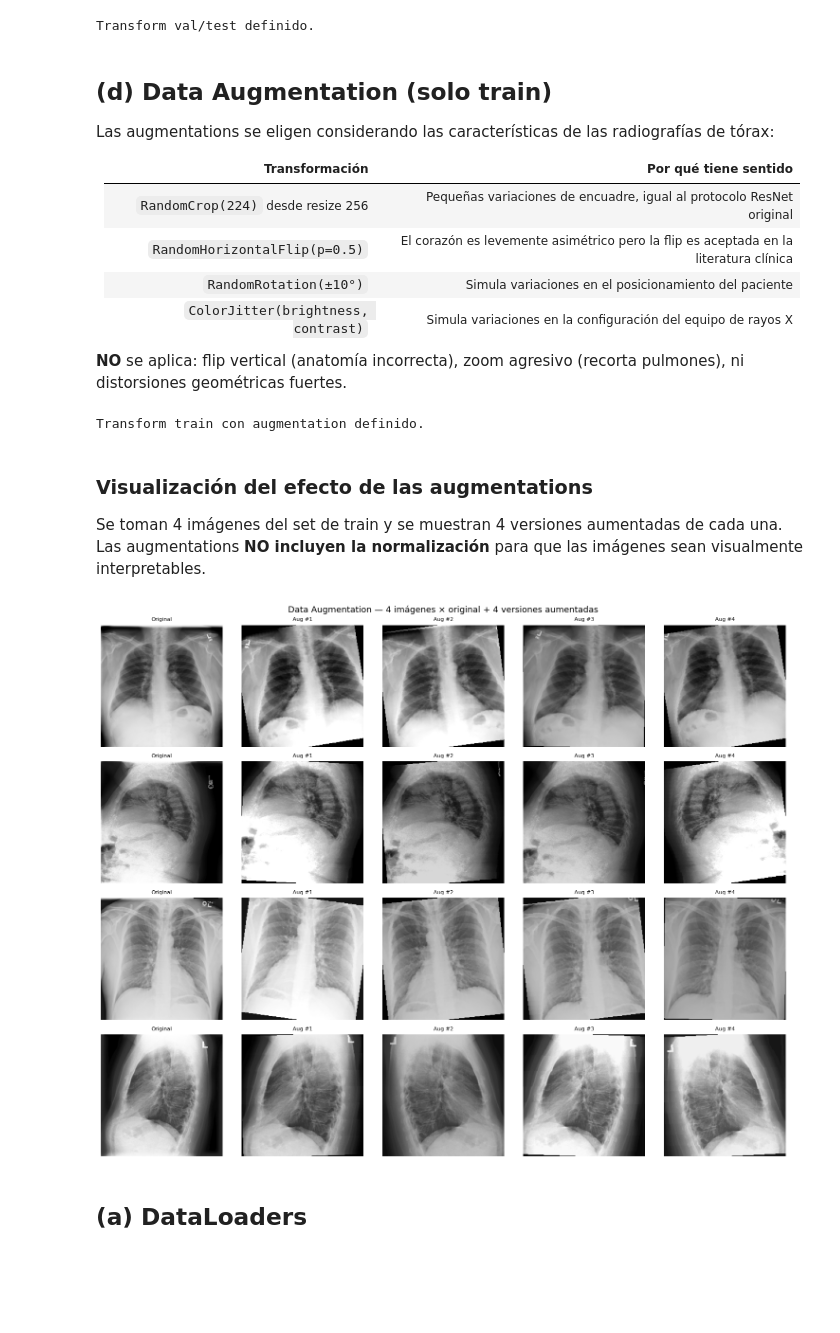
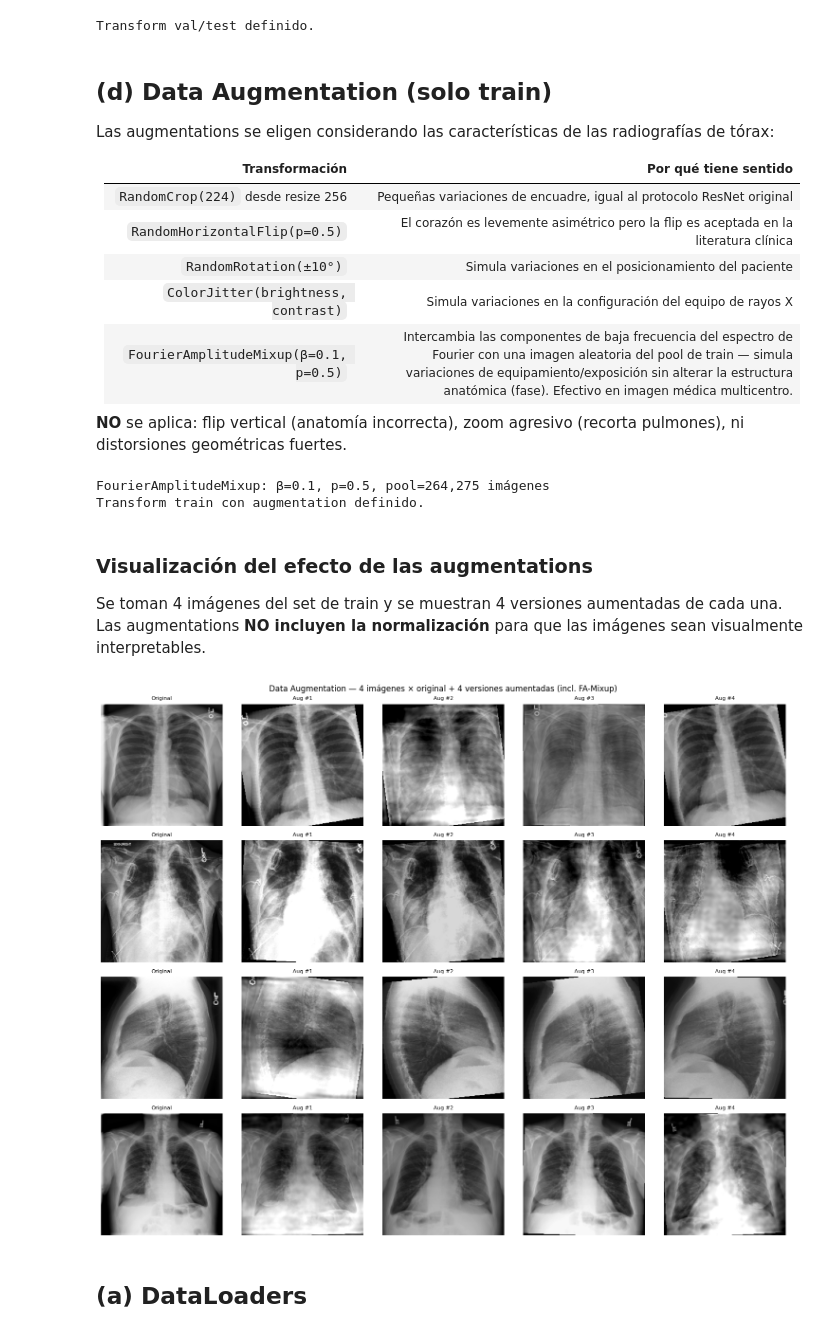
Before and after one commit to cuellojoaquinn/ThoraxNet, a Jupyter notebook: dev/01_dataset_preparation.ipynb, the cells around one changed output. Drawn from its saved outputs; the diff is of its cells as text; code cells hidden in the pictures; blank space fills up the shorter version.

```diff
--- a/dev/01_dataset_preparation.ipynb
+++ b/dev/01_dataset_preparation.ipynb
@@ -126,21 +393,90 @@ Las augmentations se eligen considerando las características de las radiografí
 | `RandomHorizontalFlip(p=0.5)` | El corazón es levemente asimétrico pero la flip es aceptada en la literatura clínica |
 | `RandomRotation(±10°)` | Simula variaciones en el posicionamiento del paciente |
 | `ColorJitter(brightness, contrast)` | Simula variaciones en la configuración del equipo de rayos X |
+| `FourierAmplitudeMixup(β=0.1, p=0.5)` | Intercambia las componentes de baja frecuencia del espectro de Fourier con una imagen aleatoria del pool de train — simula variaciones de equipamiento/exposición sin alterar la estructura anatómica (fase). Efectivo en imagen médica multicentro. |
 
 **NO** se aplica: flip vertical (anatomía incorrecta), zoom agresivo (recorta pulmones), ni distorsiones geométricas fuertes.
 # %%
+class FourierAmplitudeMixup:
+    """
+    Swaps low-frequency Fourier amplitudes between the target image and a
+    randomly drawn image from the training pool.  Phase (structure/pathology)
+    is preserved; amplitude (brightness/contrast style) is borrowed.
+
+    β  — fraction of image size used as the low-freq window radius.
+    p  — probability of applying the augmentation per image.
+
+    Ref: Yang & Soatto (2020), "FDA: Fourier Domain Adaptation for Semantic
+    Segmentation", CVPR 2020.
+    """
+    def __init__(self, pool_paths, root_dir, beta=0.1, p=0.5):
+        self.pool_paths = list(pool_paths)
+        self.root_dir   = root_dir
+        self.beta       = beta
+        self.p          = p
+
+    def __call__(self, img):
+        if random.random() > self.p:
+            return img
+        src_path = random.choice(self.pool_paths)
+        src_img  = Image.open(os.path.join(self.root_dir, src_path)).convert("RGB")
+        src_img  = src_img.resize(img.size, Image.BILINEAR)
+
+        img_np = np.array(img).astype(np.float32)
+        src_np = np.array(src_img).astype(np.float32)
+
+        mixed = np.stack([
+            self._mix_channel(img_np[:, :, c], src_np[:, :, c])
+            for c in range(3)
+        ], axis=2)
+        return Image.fromarray(np.clip(mixed, 0, 255).astype(np.uint8))
+
+    def _mix_channel(self, img_c, src_c):
+        F_img = np.fft.fft2(img_c)
+        F_src = np.fft.fft2(src_c)
+
+        amp_img = np.fft.fftshift(np.abs(F_img))
+        amp_src = np.fft.fftshift(np.abs(F_src))
+        phase   = np.angle(F_img)
+
+        h, w   = img_c.shape
+        bh, bw = int(h * self.beta), int(w * self.beta)
+        ch, cw = h // 2, w // 2
+
+        amp_mix = amp_img.copy()
+        amp_mix[ch - bh:ch + bh, cw - bw:cw + bw] = \
+            amp_src[ch - bh:ch + bh, cw - bw:cw + bw]
+
+        F_mix = np.fft.ifftshift(amp_mix) * np.exp(1j * phase)
+        return np.real(np.fft.ifft2(F_mix))
+
+
+# Pool de imágenes para FA-Mixup (todas las imágenes de train)
+_train_pool = pd.read_csv(os.path.join(DATA_DIR, "train.csv"))["image_path"].tolist()
+
+fourier_mixup = FourierAmplitudeMixup(
+    pool_paths = _train_pool,
+    root_dir   = DATASET_ROOT,
+    beta       = 0.1,
+    p          = 0.5,
+)
+
 train_transform = transforms.Compose([
     transforms.Resize((256, 256)),
     transforms.RandomCrop(224),
     transforms.RandomHorizontalFlip(p=0.5),
     transforms.RandomRotation(degrees=10),
     transforms.ColorJitter(brightness=0.2, contrast=0.2),
+    fourier_mixup,
     transforms.ToTensor(),
     transforms.Normalize(mean=IMAGENET_MEAN, std=IMAGENET_STD),
 ])
 
+print(f"FourierAmplitudeMixup: β={fourier_mixup.beta}, p={fourier_mixup.p}, "
+      f"pool={len(_train_pool):,} imágenes")
 print("Transform train con augmentation definido.")
 # %% [output]
+FourierAmplitudeMixup: β=0.1, p=0.5, pool=264,275 imágenes
 Transform train con augmentation definido.
 # %% [markdown]
 ### Visualización del efecto de las augmentations
@@ -154,36 +490,37 @@ aug_vis_transform = transforms.Compose([
     transforms.RandomHorizontalFlip(p=0.5),
     transforms.RandomRotation(degrees=10),
     transforms.ColorJitter(brightness=0.2, contrast=0.2),
+    fourier_mixup,
 ])
 
 train_csv = pd.read_csv(os.path.join(DATA_DIR, "train.csv"))
 sample_rows = train_csv.sample(4, random_state=SEED)
 
 fig, axes = plt.subplots(4, 5, figsize=(15, 12))
-fig.suptitle("Data Augmentation — 4 imágenes × original + 4 versiones aumentadas", fontsize=13)
+fig.suptitle("Data Augmentation — 4 imágenes × original + 4 versiones aumentadas (incl. FA-Mixup)", fontsize=12)
 
 for row_idx, (_, row) in enumerate(sample_rows.iterrows()):
     img_path = os.path.join(DATASET_ROOT, row["image_path"])
     original = Image.open(img_path).convert("RGB").resize((224, 224))
 
     axes[row_idx, 0].imshow(original, cmap="gray")
     axes[row_idx, 0].set_title("Original", fontsize=8)
     axes[row_idx, 0].axis("off")
 
     active = [l for l in CANONICAL_LABELS if row[l] == 1.0]
     label_str = ", ".join(active) if active else "No Finding"
     axes[row_idx, 0].set_xlabel(label_str, fontsize=6, wrap=True)
 
     for aug_idx in range(1, 5):
         augmented = aug_vis_transform(Image.open(img_path).convert("RGB"))
         axes[row_idx, aug_idx].imshow(augmented, cmap="gray")
         axes[row_idx, aug_idx].set_title(f"Aug #{aug_idx}", fontsize=8)
         axes[row_idx, aug_idx].axis("off")
 
 plt.tight_layout()
 plt.show()
 # %% [output]
-[figure, old version]
+[figure, new version]
 # %% [markdown]
 ## (a) DataLoaders
 # %%
```
Also changed, not shown: parts of 8 cells of this notebook, 19 other files.
